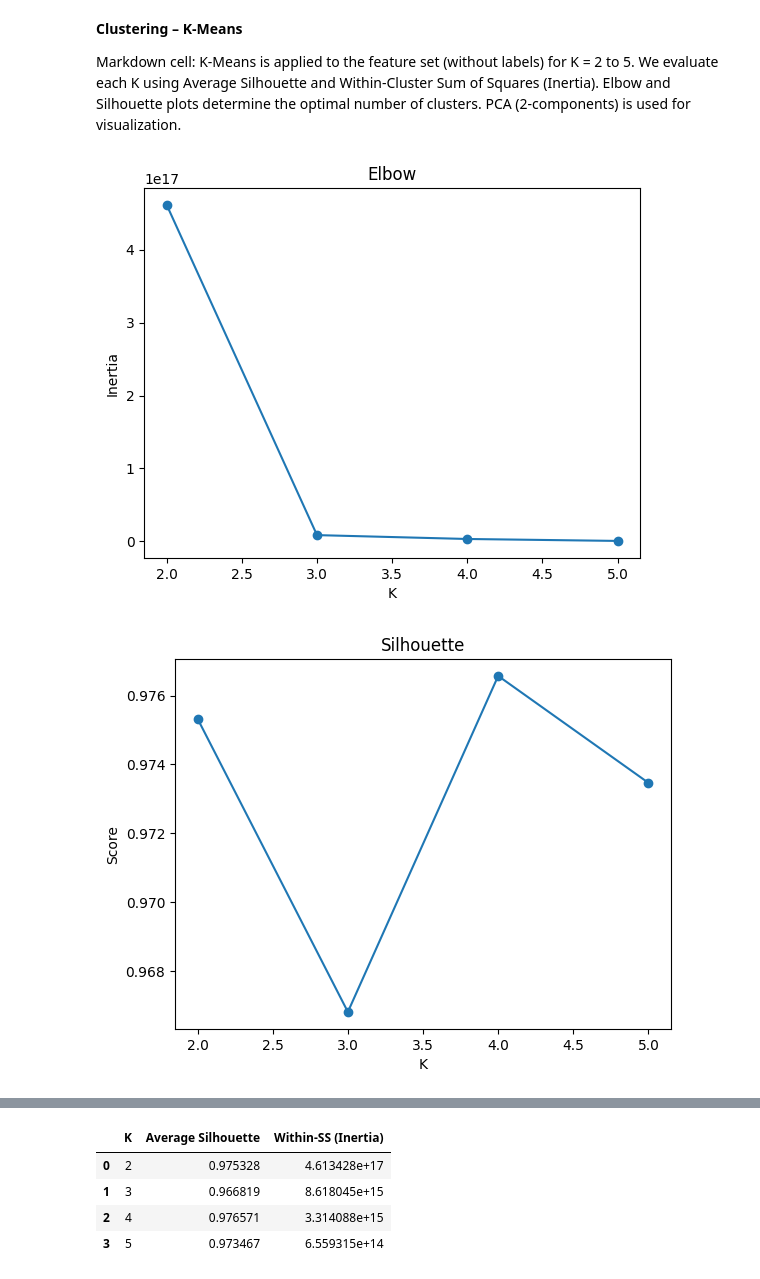
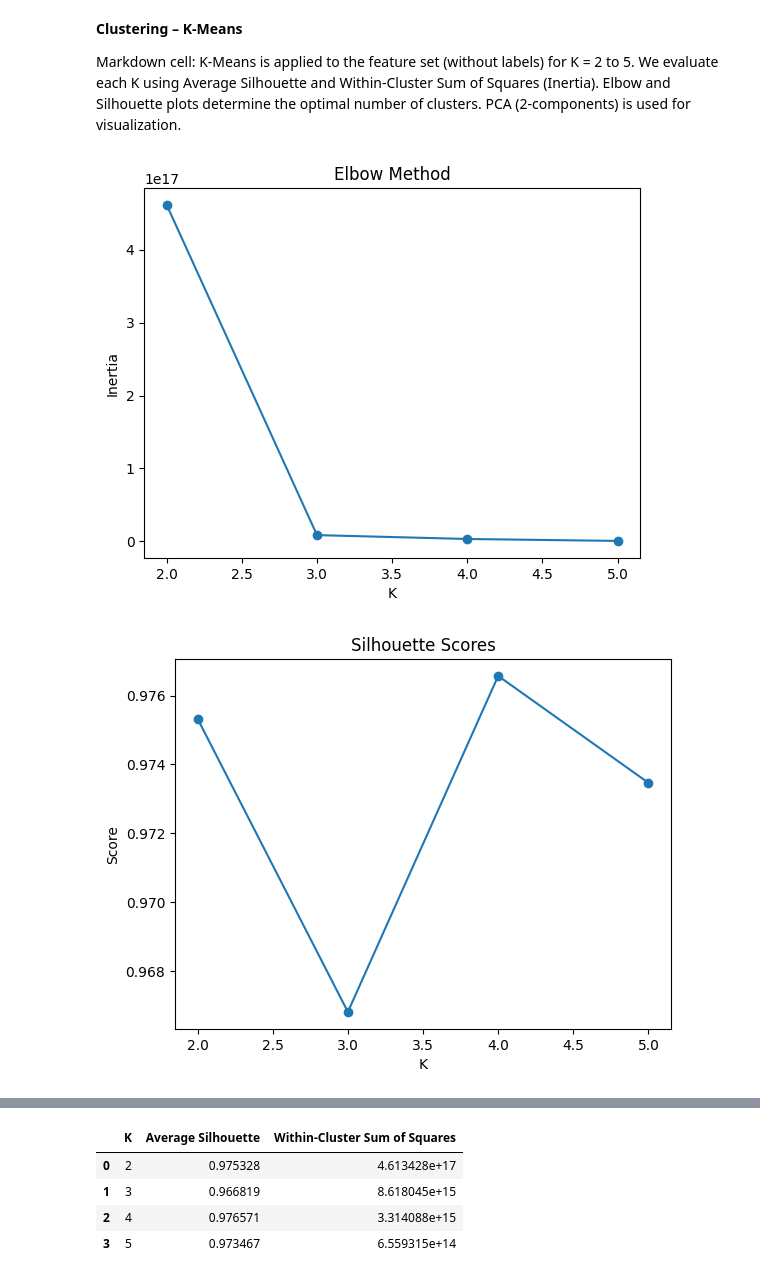
Before and after one commit to halaaab/IT_326-Project-Group-1, a Jupyter notebook: Phase3.ipynb, the cells around one changed output, grey strips where cells are left out. Saved outputs shown, nothing was run; the diff lists cells and outputs as text; code cells hidden in the pictures.

```diff
--- a/Phase3.ipynb
+++ b/Phase3.ipynb
@@ -144,30 +145,42 @@ We evaluate each K using Average Silhouette and Within-Cluster Sum of Squares (I
 Elbow and Silhouette plots determine the optimal number of clusters.
 PCA (2-components) is used for visualization.
 # %%
+# === K-Means Clustering ===
 from sklearn.cluster import KMeans
 from sklearn.decomposition import PCA
 from sklearn.metrics import silhouette_score
 
-Ks=[2,3,4,5]
-sil,inert=[],[]
+Ks = [2,3,4,5]
+sil, inert = [], []
+
 for k in Ks:
-    km=KMeans(n_clusters=k,n_init=10,random_state=42)
-    labels=km.fit_predict(X)
-    sil.append(silhouette_score(X,labels))
+    km = KMeans(n_clusters=k, n_init=10, random_state=42)
+    labels = km.fit_predict(X)
+    sil.append(silhouette_score(X, labels))
     inert.append(km.inertia_)
 
-plt.plot(Ks,inert,marker='o'); plt.title('Elbow'); plt.xlabel('K'); plt.ylabel('Inertia'); plt.show()
-plt.plot(Ks,sil,marker='o'); plt.title('Silhouette'); plt.xlabel('K'); plt.ylabel('Score'); plt.show()
+# Elbow Plot
+plt.plot(Ks, inert, marker='o')
+plt.title('Elbow Method')
+plt.xlabel('K'); plt.ylabel('Inertia'); plt.show()
 
-pca=PCA(n_components=2,random_state=42)
-X2=pca.fit_transform(X)
+# Silhouette Plot
+plt.plot(Ks, sil, marker='o')
+plt.title('Silhouette Scores')
+plt.xlabel('K'); plt.ylabel('Score'); plt.show()
+
+# PCA Visualization
+pca = PCA(n_components=2, random_state=42)
+X2 = pca.fit_transform(X)
 for k in Ks:
-    km=KMeans(n_clusters=k,n_init=10,random_state=42)
-    lab=km.fit_predict(X)
-    plt.scatter(X2[:,0],X2[:,1],c=lab)
-    plt.title(f'Clusters (K={k})'); plt.xlabel('PC1'); plt.ylabel('PC2'); plt.show()
+    km = KMeans(n_clusters=k, n_init=10, random_state=42)
+    lab = km.fit_predict(X)
+    plt.figure()
+    plt.scatter(X2[:,0], X2[:,1], c=lab)
+    plt.title(f'KMeans Clusters (K={k})')
+    plt.xlabel('PC1'); plt.ylabel('PC2'); plt.show()
 
-pd.DataFrame({'K':Ks,'Average Silhouette':sil,'Within-SS (Inertia)':inert})
+pd.DataFrame({'K': Ks, 'Average Silhouette': sil, 'Within-Cluster Sum of Squares': inert})
 # %% [output]
-[figure, old version]
+[figure, new version]
-[figure, old version]
+[figure, new version]
@@ -178,4 +191,4 @@ pd.DataFrame({'K':Ks,'Average Silhouette':sil,'Within-SS (Inertia)':inert})
-|  | K | Average Silhouette | Within-SS (Inertia) |
+|  | K | Average Silhouette | Within-Cluster Sum of Squares |
 | 0 | 2 | 0.975328 | 4.613428e+17 |
 | 1 | 3 | 0.966819 | 8.618045e+15 |
 | 2 | 4 | 0.976571 | 3.314088e+15 |
```
Also changed, not shown: parts of 4 cells of this notebook.
